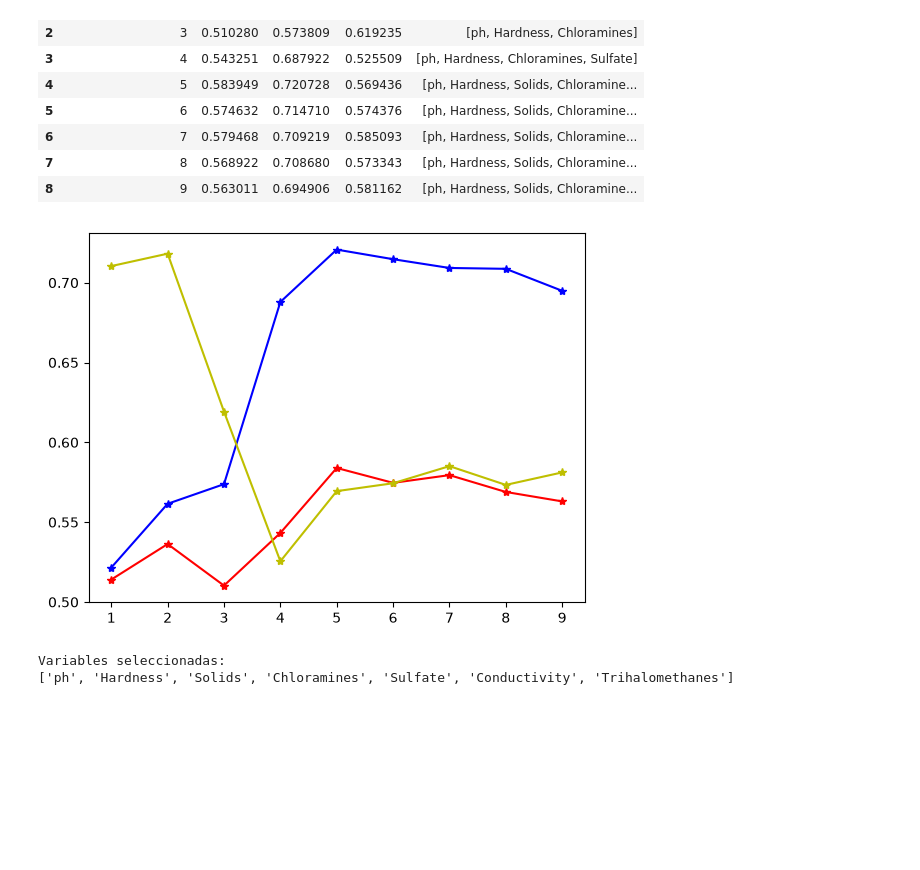
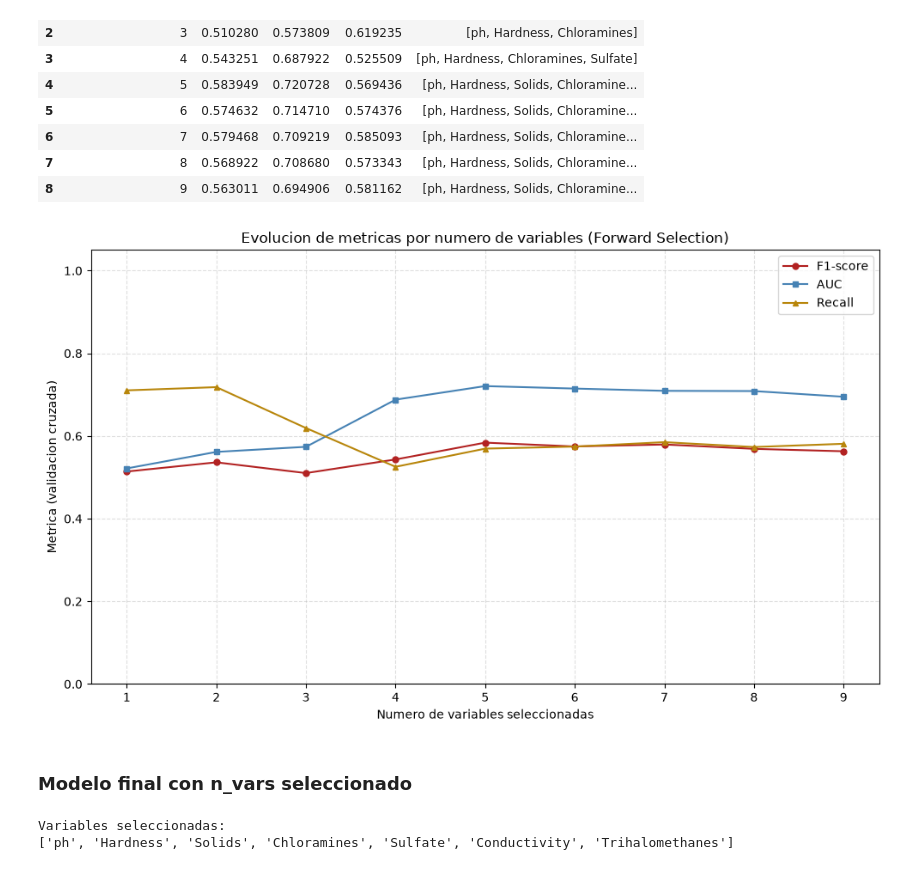
Before and after one commit to felipechoy1/QuantumTenango_Quantaton2026_Track2, a Jupyter notebook: Código_Hackaton_v1.ipynb, the cells around one changed output. Saved outputs shown, nothing was run; the diff lists cells and outputs as text; code cells hidden in the pictures; blank space fills up the shorter version.

```diff
--- a/Código_Hackaton_v1.ipynb
+++ b/Código_Hackaton_v1.ipynb
@@ -175,8 +83,8 @@ for inicio in range(0, len(features), variables_por_figura):
 ## Tratamiento de datos
 Previo a realiar la imputación , escalado o balanceado de datos, es importante separar la data test, de lo contrario puede afectar en las decisiones del entrenamiento. Esto se decide por el posible data leakage
 # %%
-x = df.drop(columns=['Potability'])
-y = df['Potability']
+x = df.drop(columns=['Potability']).copy()
+y = df['Potability'].copy()
 # %% [markdown]
 División estratificada
 # %%
@@ -333,11 +177,12 @@ resultados_forward
 | 7 | 8 | 0.568922 | 0.708680 | 0.573343 | [ph, Hardness, Solids, Chloramine... |
 | 8 | 9 | 0.563011 | 0.694906 | 0.581162 | [ph, Hardness, Solids, Chloramine... |
 # %%
-plt.plot(resultados_forward["numero_variables"],resultados_forward["f1_cv"],"r-*");
-plt.plot(resultados_forward["numero_variables"],resultados_forward["auc_cv"],"b-*");
-plt.plot(resultados_forward["numero_variables"],resultados_forward["recall_cv"],"y-*");
+fig, ax = graficar_metricas_forward(resultados_forward)
+plt.show()
 # %% [output]
-[figure, old version]
+[figure, new version]
+# %% [markdown]
+### Modelo final con n_vars seleccionado
 # %%
 n_vars= 7
 
```
Also changed, not shown: parts of 7 cells of this notebook, 2 other files.
